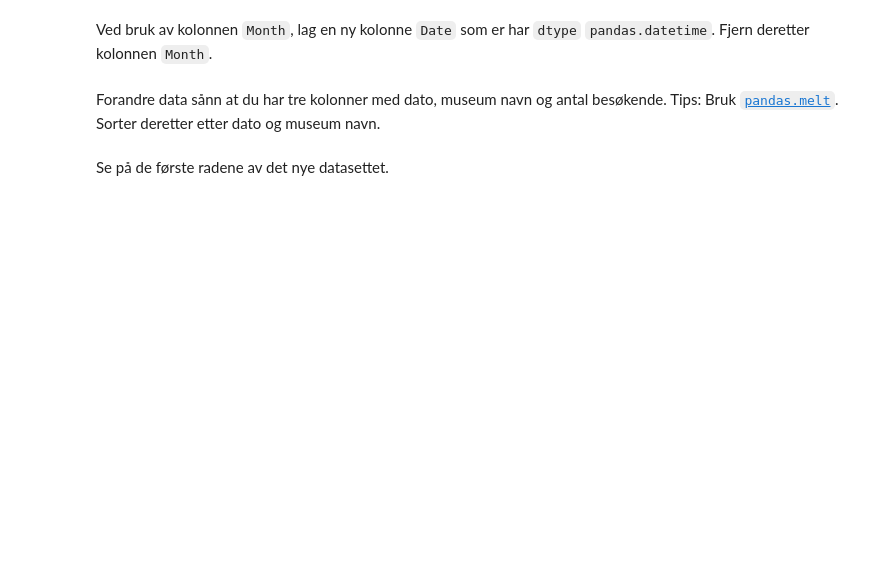
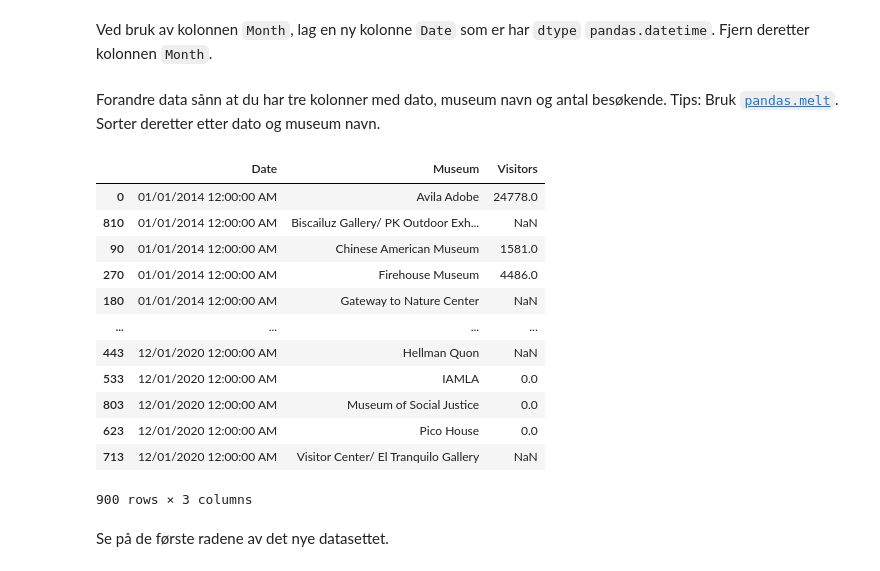
Before and after one commit to GeorgRis/INF161, a Jupyter notebook: lab-3-visualisering.ipynb, the cells around one changed output. Saved outputs shown, nothing was run; the diff lists cells and outputs as text; code cells hidden in the pictures; blank space fills up the shorter version.

```diff
--- a/lab-3-visualisering.ipynb
+++ b/lab-3-visualisering.ipynb
@@ -109,0 +114,3 @@ museum_data.head()
+# %%
+museum_data = pd.read_csv("lab-3/data/museum.csv")
+museum_data.head()
@@ -111,16 +125,30 @@ museum_data.head()
 Ved bruk av kolonnen `Month`, lag en ny kolonne `Date` som er har `dtype` `pandas.datetime`. Fjern deretter kolonnen `Month`.
 # %%
 # lag kolonnen Date
-museum_data['Date'] = ___
+museum_data['Date'] = museum_data['Month']
 # fjern kolonnen Month
-___
+museum_data.drop('Month', axis=1, inplace=True)
 # %% [markdown]
 Forandre data sånn at du har tre kolonner med dato, museum navn og antal besøkende. Tips: Bruk [`pandas.melt`](https://pandas.pydata.org/docs/reference/api/pandas.melt.html). Sorter deretter etter dato og museum navn.
 # %%
 # omformater data
-museum_reshaped = pd.melt(___)
+museum_reshaped = pd.melt(museum_data, id_vars=['Date'], value_vars=list(museum_data.columns[1:]), var_name='Museum', value_name='Visitors')
 # sorter
-museum_reshaped.sort_values(___)
+museum_reshaped.sort_values(['Date', 'Museum'])
+# %% [output]
+|  | Date | Museum | Visitors |
+| 0 | 01/01/2014 12:00:00 AM | Avila Adobe | 24778.0 |
+| 810 | 01/01/2014 12:00:00 AM | Biscailuz Gallery/ PK Outdoor Exh... | NaN |
+| 90 | 01/01/2014 12:00:00 AM | Chinese American Museum | 1581.0 |
+| 270 | 01/01/2014 12:00:00 AM | Firehouse Museum | 4486.0 |
+| 180 | 01/01/2014 12:00:00 AM | Gateway to Nature Center | NaN |
+| ... | ... | ... | ... |
+| 443 | 12/01/2020 12:00:00 AM | Hellman Quon | NaN |
+| 533 | 12/01/2020 12:00:00 AM | IAMLA | 0.0 |
+| 803 | 12/01/2020 12:00:00 AM | Museum of Social Justice | 0.0 |
+| 623 | 12/01/2020 12:00:00 AM | Pico House | 0.0 |
+| 713 | 12/01/2020 12:00:00 AM | Visitor Center/ El Tranquilo Gallery | NaN |
+900 rows × 3 columns
 # %% [markdown]
 Se på de første radene av det nye datasettet.
 # %%
```
Also changed, not shown: parts of 19 cells of this notebook.
